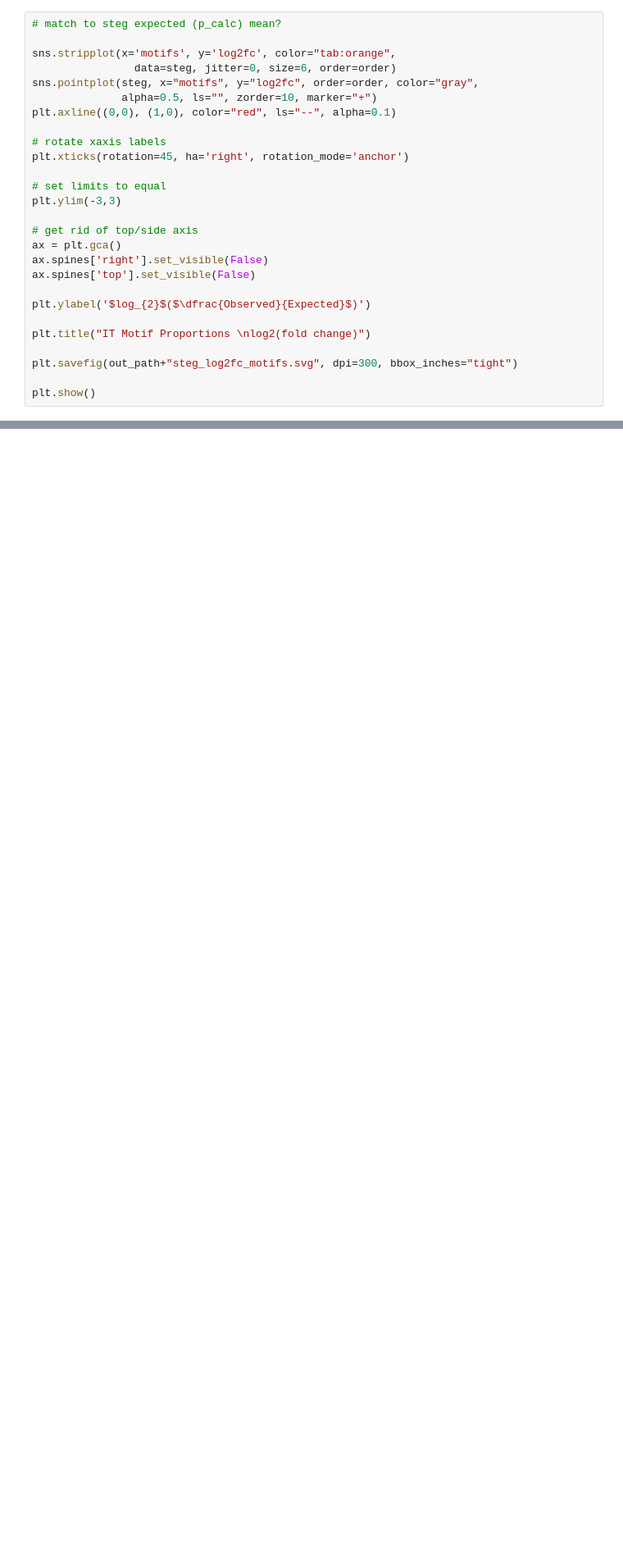
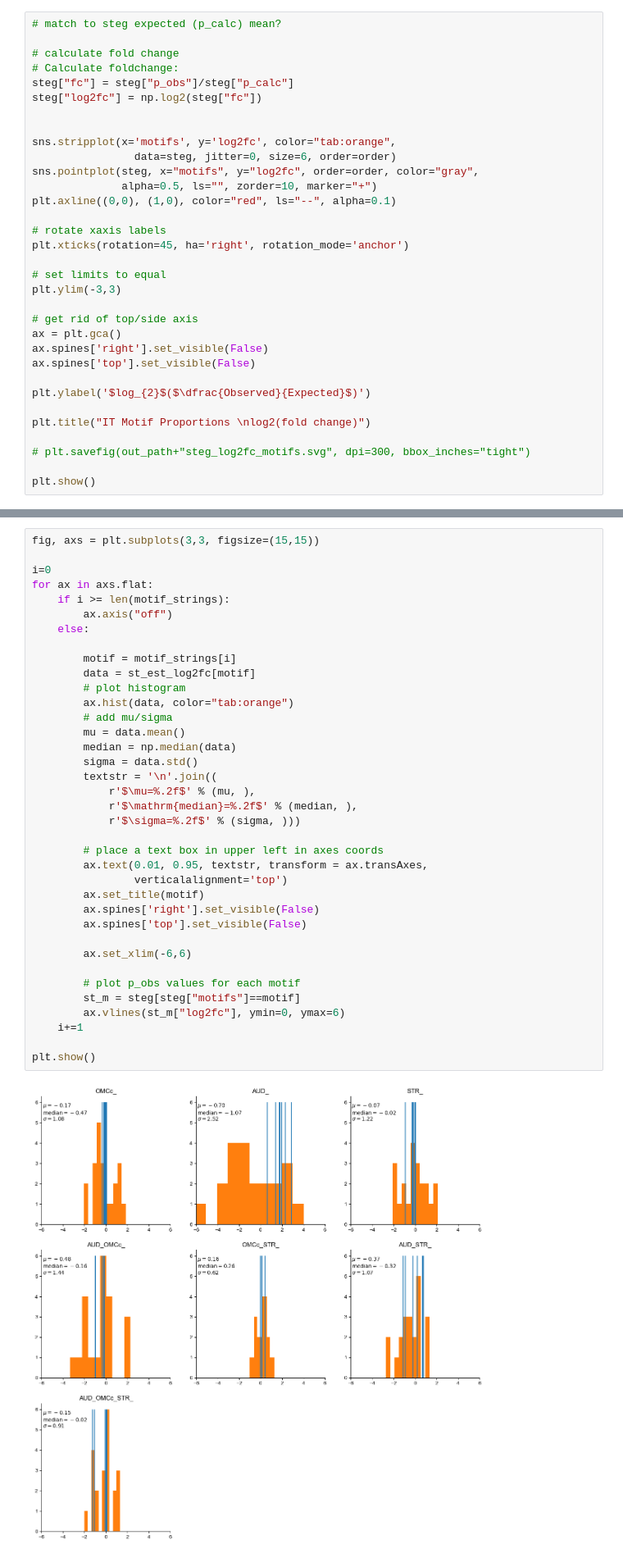
Before and after one commit to eisko/MAPseq_analysis, a Jupyter notebook: motifs_240301.ipynb, the cells around one changed output, grey strips where cells are left out. Shown at 82% size. Drawn from its saved outputs; the diff is of its cells as text; blank space fills up the shorter version.

Commit message:
motif update

```diff
--- a/motifs_240301.ipynb
+++ b/motifs_240301.ipynb
@@ -253,5 +249,11 @@ plt.show()
 # %%
 # match to steg expected (p_calc) mean?
+
+# calculate fold change
+# Calculate foldchange:
+steg["fc"] = steg["p_obs"]/steg["p_calc"]
+steg["log2fc"] = np.log2(steg["fc"])
+
 
 sns.stripplot(x='motifs', y='log2fc', color="tab:orange",
                 data=steg, jitter=0, size=6, order=order)
@@ -274,7 +276,7 @@ plt.ylabel('$log_{2}$($\dfrac{Observed}{Expected}$)')
 
 plt.title("IT Motif Proportions \nlog2(fold change)")
 
-plt.savefig(out_path+"steg_log2fc_motifs.svg", dpi=300, bbox_inches="tight")
+# plt.savefig(out_path+"steg_log2fc_motifs.svg", dpi=300, bbox_inches="tight")
 
 plt.show()
 # %% [output]
@@ -282,3 +340,42 @@ plt.show()
+# %%
+fig, axs = plt.subplots(3,3, figsize=(15,15))
+
+i=0
+for ax in axs.flat:
+    if i >= len(motif_strings):
+        ax.axis("off")
+    else:
+
+        motif = motif_strings[i]
+        data = st_est_log2fc[motif]
+        # plot histogram
+        ax.hist(data, color="tab:orange")
+        # add mu/sigma
+        mu = data.mean()
+        median = np.median(data)
+        sigma = data.std()
+        textstr = '\n'.join((
+            r'$\mu=%.2f$' % (mu, ),
+            r'$\mathrm{median}=%.2f$' % (median, ),
+            r'$\sigma=%.2f$' % (sigma, )))
+
+        # place a text box in upper left in axes coords
+        ax.text(0.01, 0.95, textstr, transform = ax.transAxes,
+                verticalalignment='top')
+        ax.set_title(motif)
+        ax.spines['right'].set_visible(False)
+        ax.spines['top'].set_visible(False)
+
+        ax.set_xlim(-6,6)
+
+        # plot p_obs values for each motif
+        st_m = steg[steg["motifs"]==motif]
+        ax.vlines(st_m["log2fc"], ymin=0, ymax=6)
+    i+=1
+
+plt.show()
+# %% [output]
+[figure, added]
 # %% [markdown]
 ## mmus
 # %%
```
Also changed, not shown: parts of 13 cells of this notebook, 2 other files.
